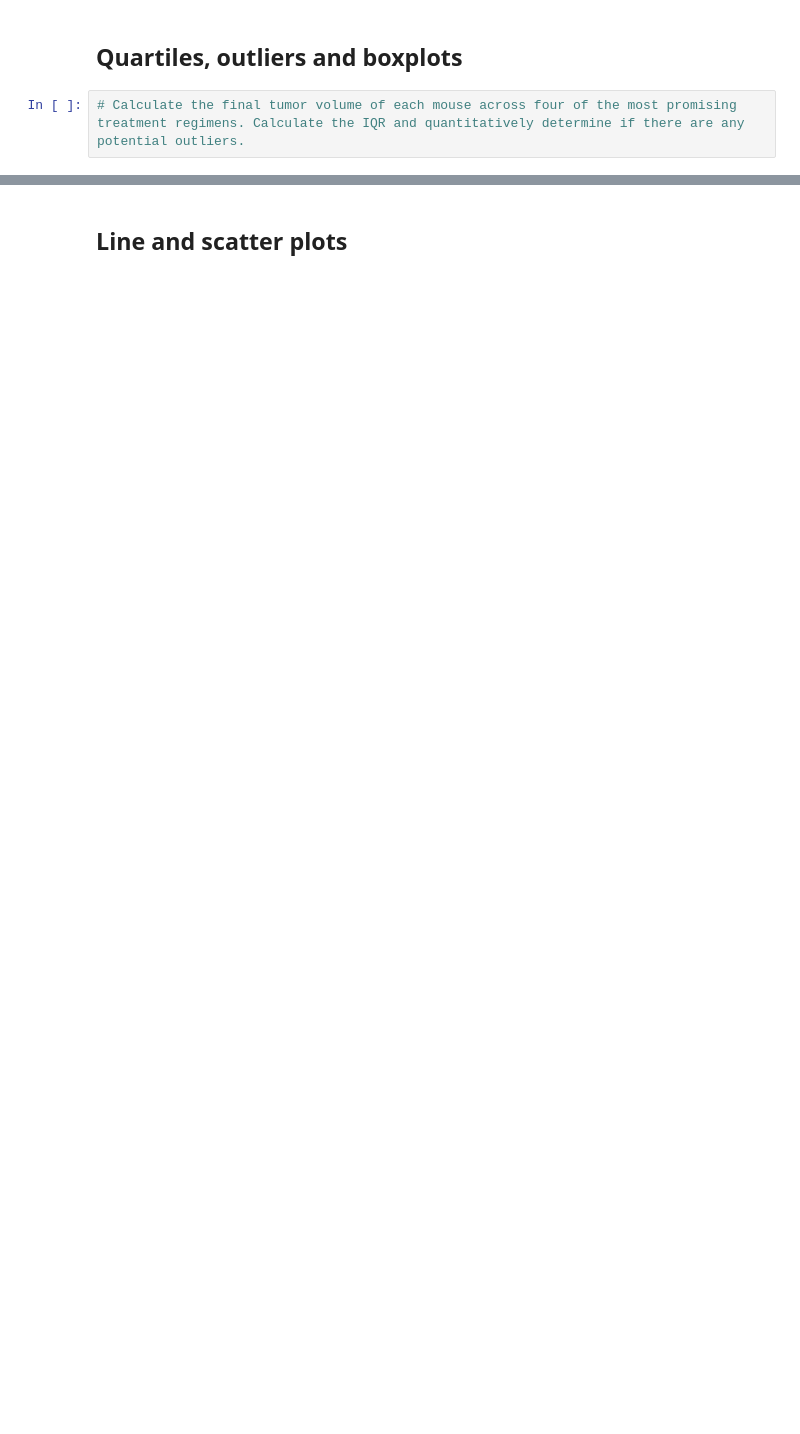
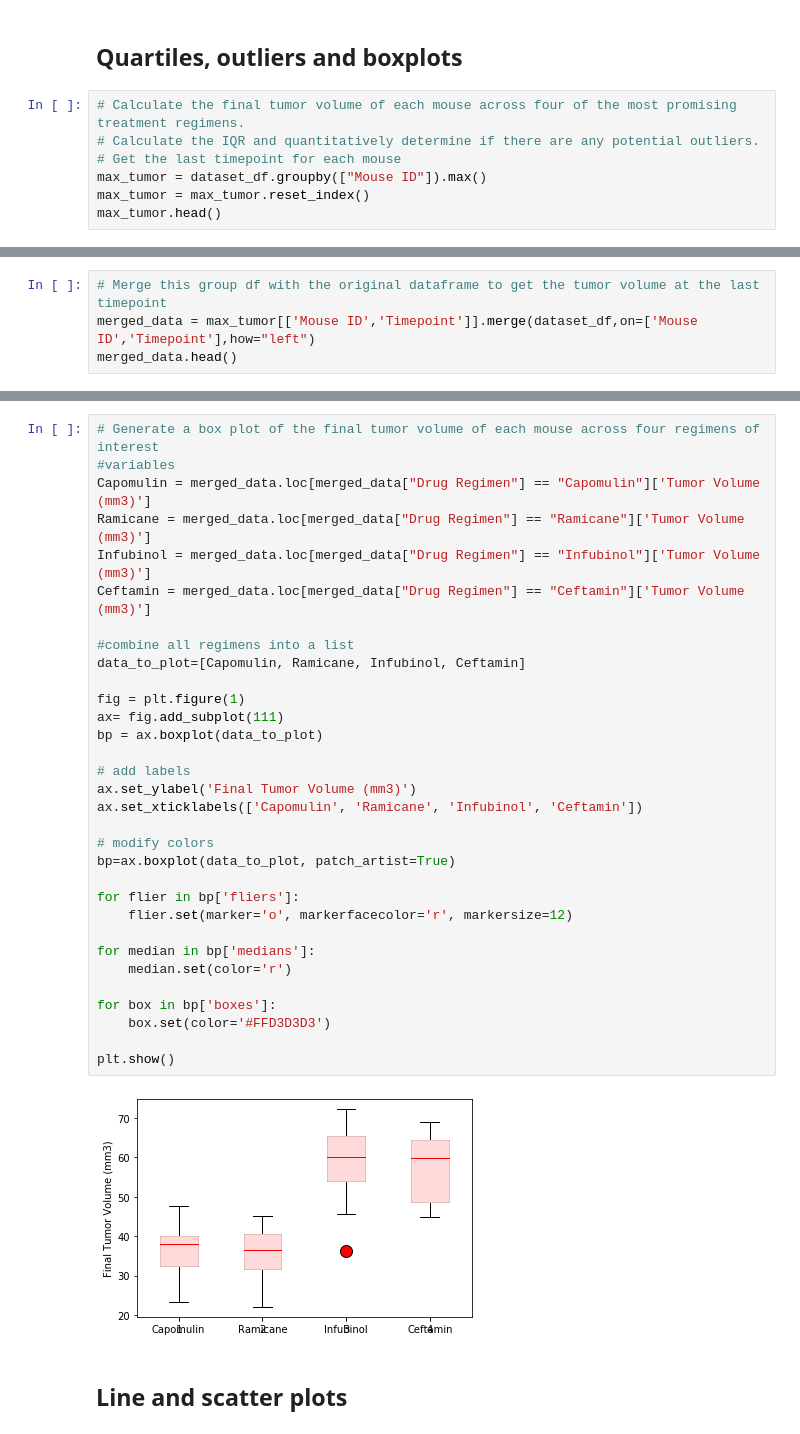
Before and after one commit to dcchacon/Matlablib-challenge, a Jupyter notebook: Pymaceuticals/pymaceuticals_starter.ipynb, the cells around one changed output, grey strips where cells are left out. Cells and saved outputs as stored; diff of their text form; blank space fills up the shorter version.

Commit message:
20200122 boxplots completed

```diff
--- a/Pymaceuticals/pymaceuticals_starter.ipynb
+++ b/Pymaceuticals/pymaceuticals_starter.ipynb
@@ -154,4 +163,9 @@ Sex_distribution_pie=st_df['Percentage'].plot(kind='pie', y=gender_group, autopc
 # %% [markdown]
 ## Quartiles, outliers and boxplots
 # %%
-# Calculate the final tumor volume of each mouse across four of the most promising treatment regimens. Calculate the IQR and quantitatively determine if there are any potential outliers.
+# Calculate the final tumor volume of each mouse across four of the most promising treatment regimens.
+# Calculate the IQR and quantitatively determine if there are any potential outliers.
+# Get the last timepoint for each mouse
+max_tumor = dataset_df.groupby(["Mouse ID"]).max()
+max_tumor = max_tumor.reset_index()
+max_tumor.head()
@@ -159,0 +179,4 @@ Sex_distribution_pie=st_df['Percentage'].plot(kind='pie', y=gender_group, autopc
+# %%
+# Merge this group df with the original dataframe to get the tumor volume at the last timepoint
+merged_data = max_tumor[['Mouse ID','Timepoint']].merge(dataset_df,on=['Mouse ID','Timepoint'],how="left")
+merged_data.head()
@@ -160,3 +248,37 @@ Sex_distribution_pie=st_df['Percentage'].plot(kind='pie', y=gender_group, autopc
+# %%
+# Generate a box plot of the final tumor volume of each mouse across four regimens of interest
+#variables
+Capomulin = merged_data.loc[merged_data["Drug Regimen"] == "Capomulin"]['Tumor Volume (mm3)']
+Ramicane = merged_data.loc[merged_data["Drug Regimen"] == "Ramicane"]['Tumor Volume (mm3)']
+Infubinol = merged_data.loc[merged_data["Drug Regimen"] == "Infubinol"]['Tumor Volume (mm3)']
+Ceftamin = merged_data.loc[merged_data["Drug Regimen"] == "Ceftamin"]['Tumor Volume (mm3)']
+
+#combine all regimens into a list
+data_to_plot=[Capomulin, Ramicane, Infubinol, Ceftamin]
+
+fig = plt.figure(1)
+ax= fig.add_subplot(111)
+bp = ax.boxplot(data_to_plot)
+
+# add labels
+ax.set_ylabel('Final Tumor Volume (mm3)')
+ax.set_xticklabels(['Capomulin', 'Ramicane', 'Infubinol', 'Ceftamin'])
+
+# modify colors
+bp=ax.boxplot(data_to_plot, patch_artist=True)
+
+for flier in bp['fliers']:
+    flier.set(marker='o', markerfacecolor='r', markersize=12)
+
+for median in bp['medians']:
+    median.set(color='r')
+
+for box in bp['boxes']:
+    box.set(color='#FFD3D3D3')
+
+plt.show()
+# %% [output]
+[figure, added]
 # %% [markdown]
 ## Line and scatter plots
 # %%
```
Also changed, not shown: parts of 11 cells of this notebook.
